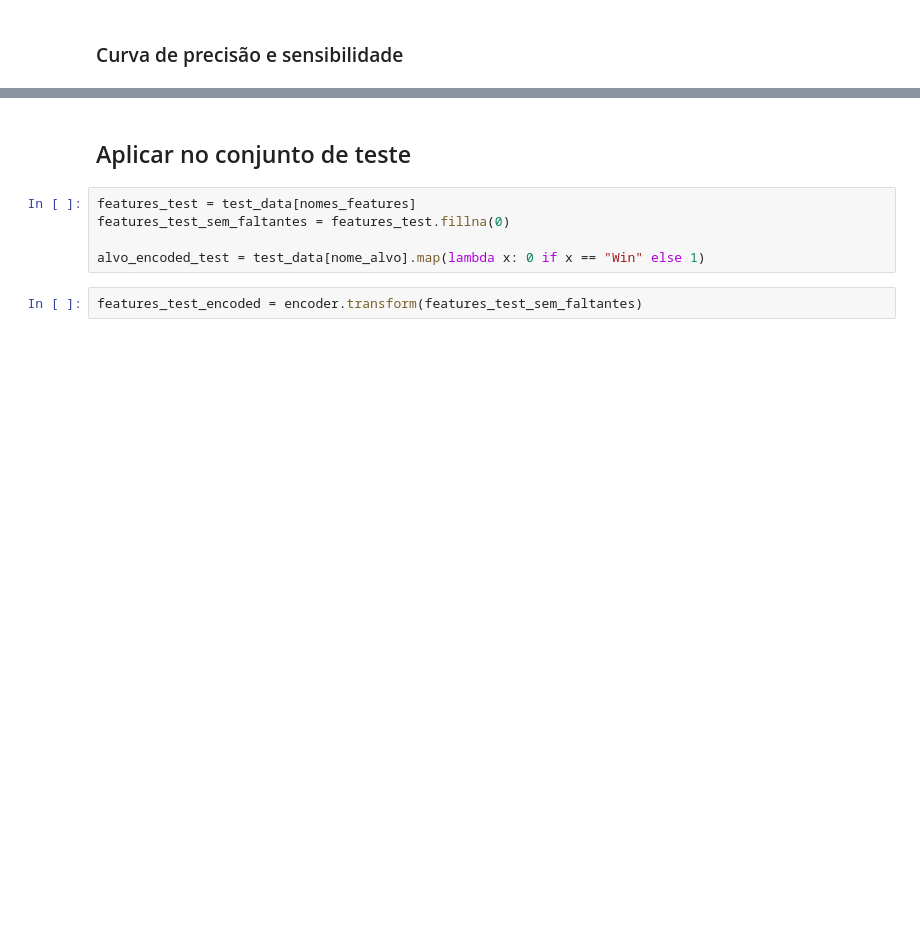
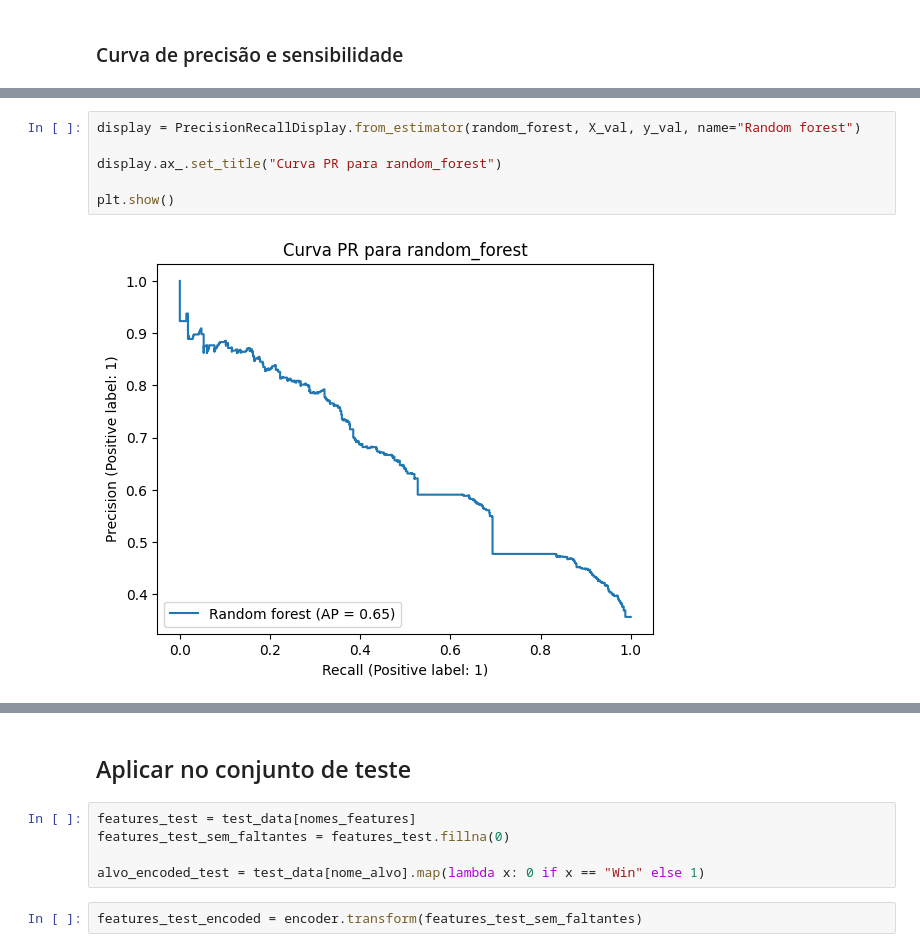
Before and after one commit to FelipeFLopes/fifa_matches_analysis, a Jupyter notebook: analise.ipynb, the cells around one changed output, grey strips where cells are left out. Saved outputs shown, nothing was run; the diff lists cells and outputs as text; blank space fills up the shorter version.

```diff
--- a/analise.ipynb
+++ b/analise.ipynb
@@ -741,0 +787,8 @@ plt.show()
+# %%
+display = PrecisionRecallDisplay.from_estimator(random_forest, X_val, y_val, name="Random forest")
+
+display.ax_.set_title("Curva PR para random_forest")
+
+plt.show()
+# %% [output]
+[figure, added]
```
Also changed, not shown: parts of 21 cells of this notebook.
